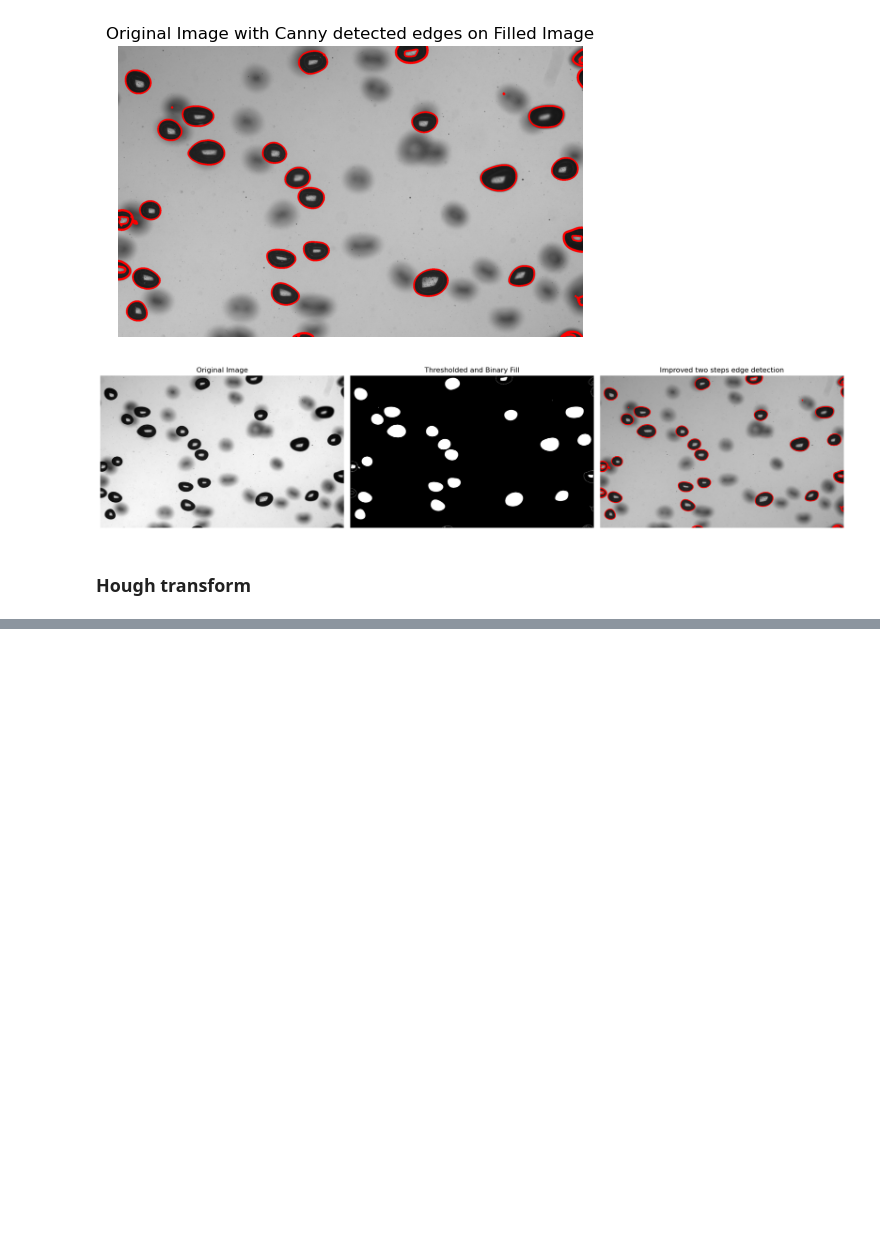
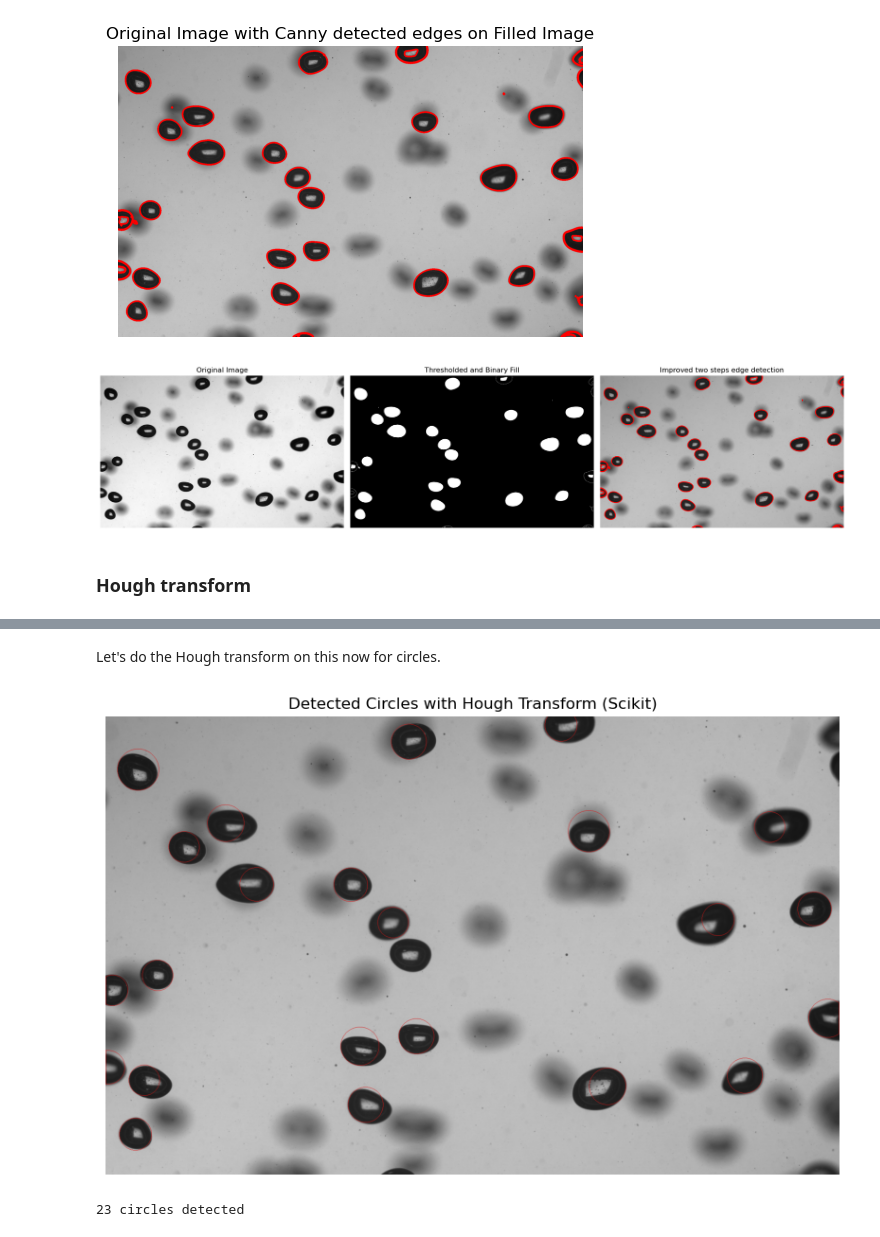
Before and after one commit to PyNoe/Bubbles, a Jupyter notebook: CircleDetection_v1.ipynb, the cells around one changed output, grey strips where cells are left out. Drawn from its saved outputs; the diff is of its cells as text; code cells hidden in the pictures; blank space fills up the shorter version.

```diff
--- a/CircleDetection_v1.ipynb
+++ b/CircleDetection_v1.ipynb
@@ -160,0 +170,35 @@ plt.show()
+# %% [markdown]
+Let's do the Hough transform on this now for circles.
+# %%
+from skimage.transform import hough_circle, hough_circle_peaks
+from skimage.draw import circle_perimeter
+
+# Define the radius range for the circles
+hough_radii = np.arange(40, 200, 2)
+
+# Perform Hough transform for circles
+hough_res = hough_circle(edges_canny_filled, hough_radii)
+
+# Select the most prominent circles
+accums, cx, cy, radii = hough_circle_peaks(hough_res, hough_radii, min_xdistance=90, min_ydistance=90, threshold=0.2)
+
+# Visualize the detected circles
+fig, ax = plt.subplots(ncols=1, nrows=1, figsize=(10, 10))
+image_with_circles = color.gray2rgb(image_gray)
+
+for center_y, center_x, radius in zip(cy, cx, radii):
+    circy, circx = circle_perimeter(center_y, center_x, radius)
+    circy = np.clip(circy, 0, image_with_circles.shape[0] - 1)
+    circx = np.clip(circx, 0, image_with_circles.shape[1] - 1)
+    image_with_circles[circy, circx] = (220, 20, 20)
+
+ax.imshow(image_with_circles, cmap=plt.cm.gray)
+plt.title("Detected Circles with Hough Transform (Scikit)")
+plt.axis('off')
+plt.show()
+# %% [output]
+[figure, added]
+# %%
+print(len(cx), "circles detected")
+# %% [output]
+23 circles detected
```
Also changed, not shown: parts of 6 cells of this notebook.
